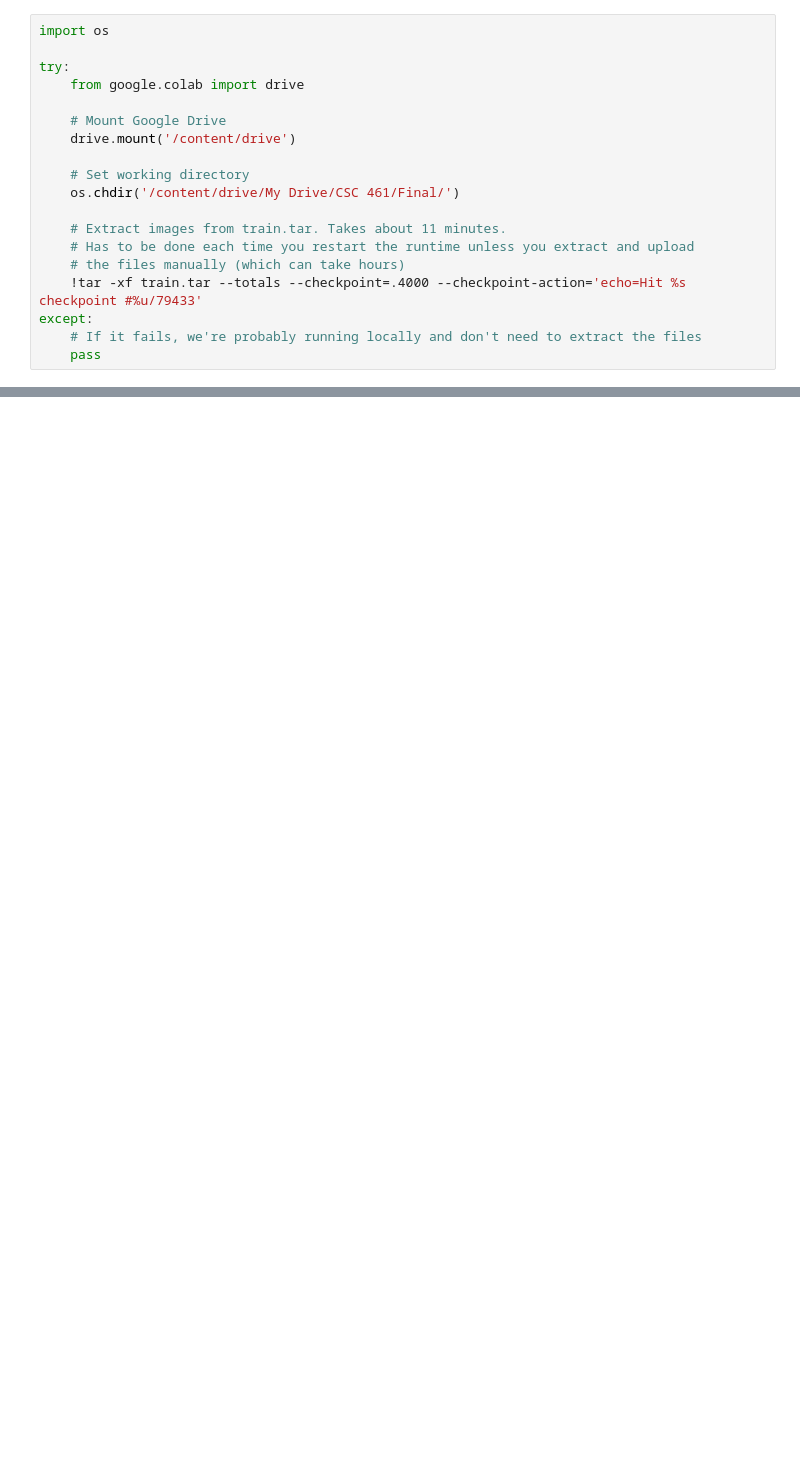
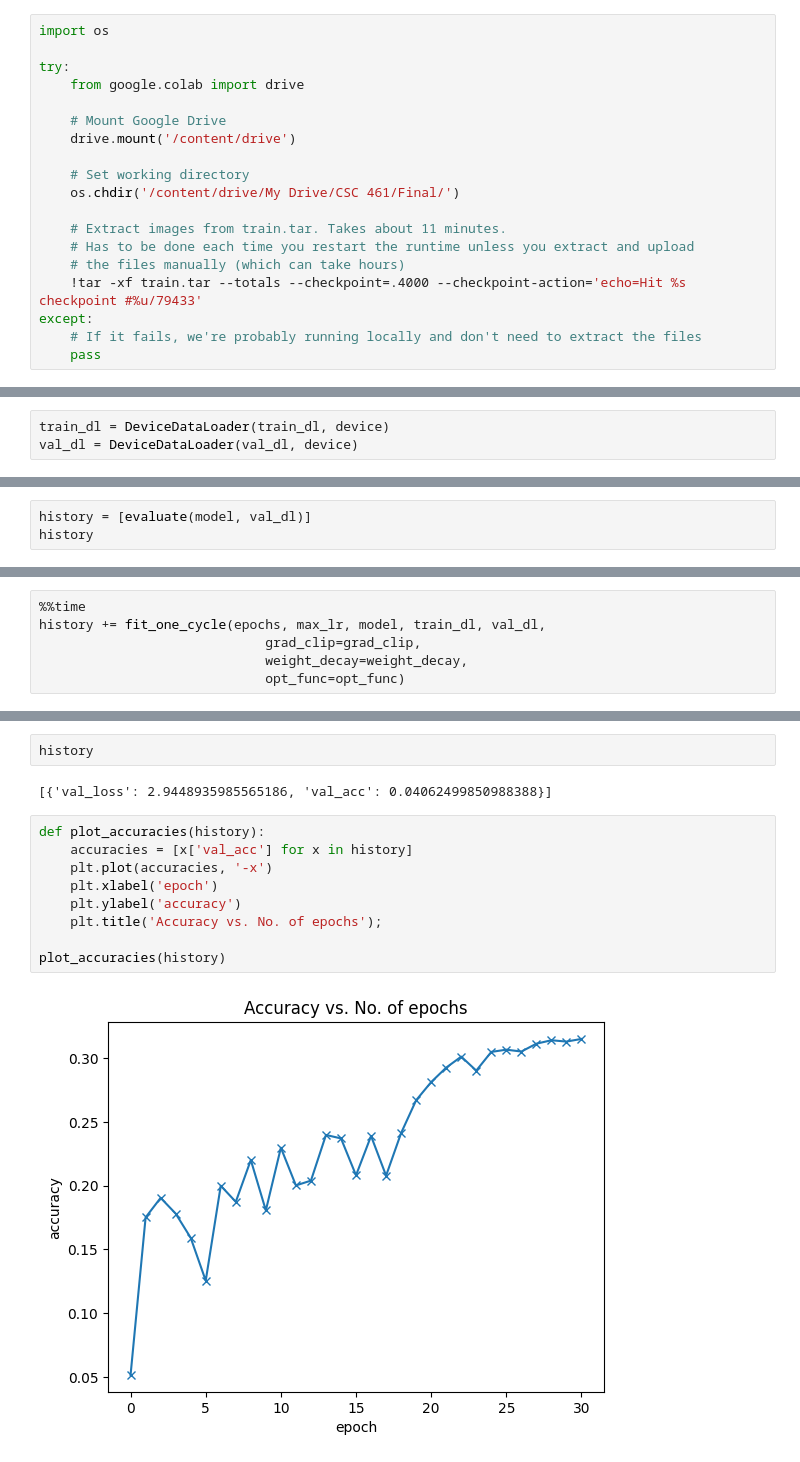
Before and after one commit to carlstoker/CSC461-Final, a Jupyter notebook: final.ipynb, the cells around one changed output, grey strips where cells are left out. Saved outputs shown, nothing was run; the diff lists cells and outputs as text; blank space fills up the shorter version.

```diff
--- a/final.ipynb
+++ b/final.ipynb
@@ -46,0 +391,3 @@ train, val = train_test_split(train, test_size=0.11, random_state=461, stratify=
+# %%
+train_dl = DeviceDataLoader(train_dl, device)
+val_dl = DeviceDataLoader(val_dl, device)
@@ -46,0 +398,3 @@ train, val = train_test_split(train, test_size=0.11, random_state=461, stratify=
+# %%
+history = [evaluate(model, val_dl)]
+history
@@ -46,0 +403,6 @@ train, val = train_test_split(train, test_size=0.11, random_state=461, stratify=
+# %%
+%%time
+history += fit_one_cycle(epochs, max_lr, model, train_dl, val_dl,
+                             grad_clip=grad_clip,
+                             weight_decay=weight_decay,
+                             opt_func=opt_func)
@@ -46,0 +413,15 @@ train, val = train_test_split(train, test_size=0.11, random_state=461, stratify=
+# %%
+history
+# %% [output]
+[{'val_loss': 2.9448935985565186, 'val_acc': 0.04062499850988388}]
+# %%
+def plot_accuracies(history):
+    accuracies = [x['val_acc'] for x in history]
+    plt.plot(accuracies, '-x')
+    plt.xlabel('epoch')
+    plt.ylabel('accuracy')
+    plt.title('Accuracy vs. No. of epochs');
+
+plot_accuracies(history)
+# %% [output]
+[figure, added]
```
Also changed, not shown: parts of 15 cells of this notebook.
